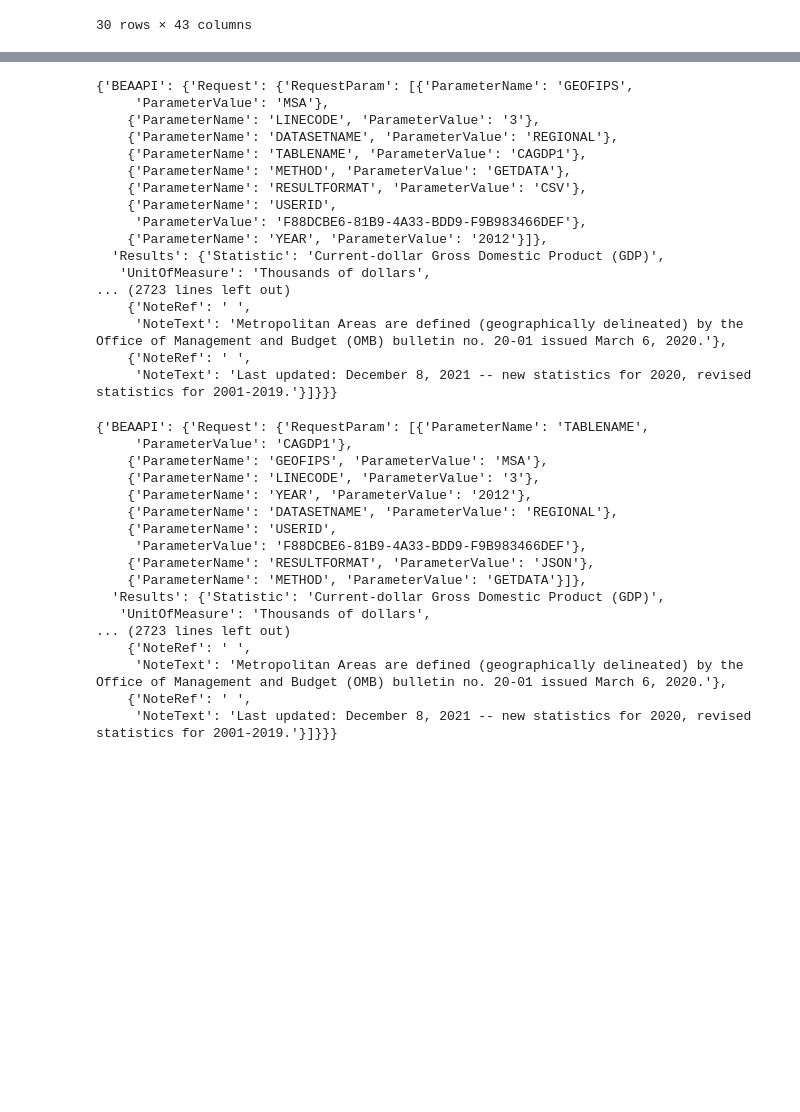
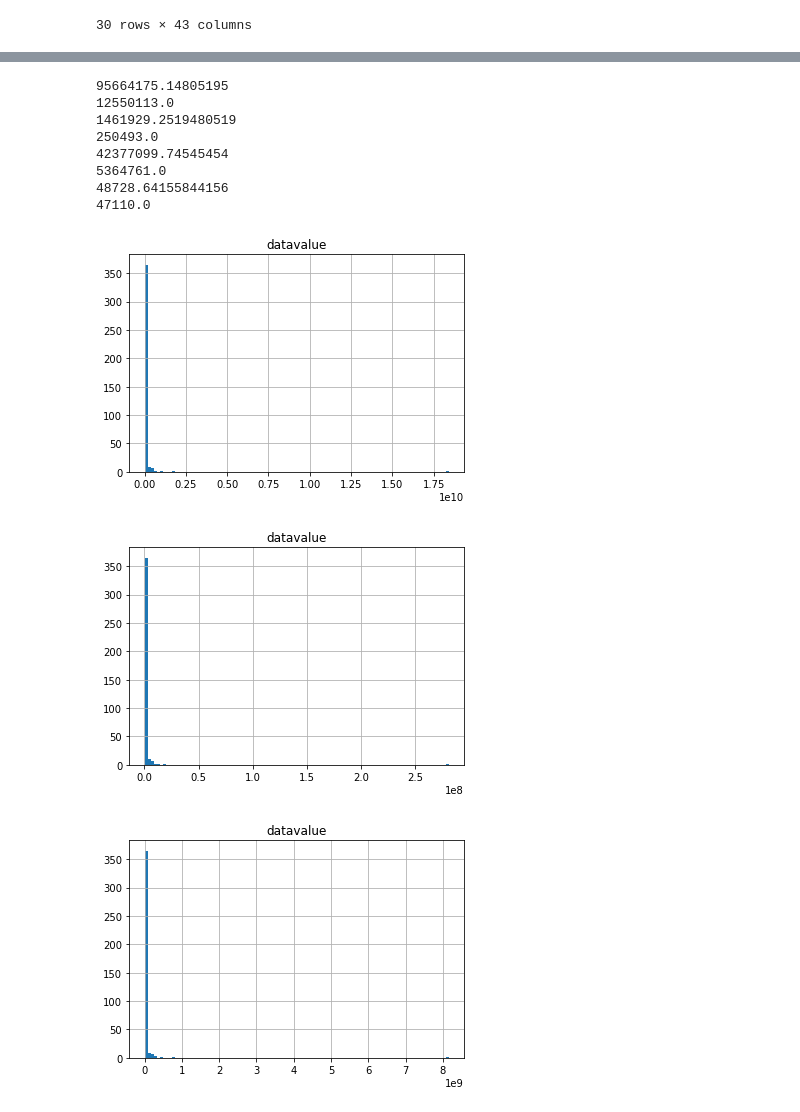
Before and after one commit to 107SBakst/107SBakst.github.io, a Jupyter notebook: Python/project_oecd4.ipynb, the cells around one changed output, grey strips where cells are left out. Cells and saved outputs as stored; diff of their text form; code cells hidden in the pictures; blank space fills up the shorter version.

Commit message:
made a for loop to automate the process

```diff
--- a/Python/project_oecd4.ipynb
+++ b/Python/project_oecd4.ipynb
@@ -177,49 +183,24 @@ df1
 385 rows × 8 columns
-# %%
-import urllib.request as request
-import json
-url = 'https://apps.bea.gov/api/data/?UserID=F88DCBE6-81B9-4A33-BDD9-F9B983466DEF&method=GetData&datasetname=Regional&TableName=CAGDP1&LineCode=3&Year=2012&GeoFips=MSA&ResultFormat=csv'
-with request.urlopen(url) as response:
-    source = response.read()
-    data1 = json.loads(source)
-d = data1
-#df = pd.read_json(source,orient='table')
-d
-# %% [output]
-{'BEAAPI': {'Request': {'RequestParam': [{'ParameterName': 'GEOFIPS',
-     'ParameterValue': 'MSA'},
-    {'ParameterName': 'LINECODE', 'ParameterValue': '3'},
-    {'ParameterName': 'DATASETNAME', 'ParameterValue': 'REGIONAL'},
-    {'ParameterName': 'TABLENAME', 'ParameterValue': 'CAGDP1'},
-    {'ParameterName': 'METHOD', 'ParameterValue': 'GETDATA'},
-    {'ParameterName': 'RESULTFORMAT', 'ParameterValue': 'CSV'},
-    {'ParameterName': 'USERID',
-     'ParameterValue': 'F88DCBE6-81B9-4A33-BDD9-F9B983466DEF'},
-    {'ParameterName': 'YEAR', 'ParameterValue': '2012'}]},
-  'Results': {'Statistic': 'Current-dollar Gross Domestic Product (GDP)',
-   'UnitOfMeasure': 'Thousands of dollars',
-... (2723 lines left out)
-    {'NoteRef': ' ',
-     'NoteText': 'Metropolitan Areas are defined (geographically delineated) by the Office of Management and Budget (OMB) bulletin no. 20-01 issued March 6, 2020.'},
-    {'NoteRef': ' ',
-     'NoteText': 'Last updated: December 8, 2021 -- new statistics for 2020, revised statistics for 2001-2019.'}]}}}
-# %%
-data1
-# %% [output]
-{'BEAAPI': {'Request': {'RequestParam': [{'ParameterName': 'TABLENAME',
-     'ParameterValue': 'CAGDP1'},
-    {'ParameterName': 'GEOFIPS', 'ParameterValue': 'MSA'},
-    {'ParameterName': 'LINECODE', 'ParameterValue': '3'},
-    {'ParameterName': 'YEAR', 'ParameterValue': '2012'},
-    {'ParameterName': 'DATASETNAME', 'ParameterValue': 'REGIONAL'},
-    {'ParameterName': 'USERID',
-     'ParameterValue': 'F88DCBE6-81B9-4A33-BDD9-F9B983466DEF'},
-    {'ParameterName': 'RESULTFORMAT', 'ParameterValue': 'JSON'},
-    {'ParameterName': 'METHOD', 'ParameterValue': 'GETDATA'}]},
-  'Results': {'Statistic': 'Current-dollar Gross Domestic Product (GDP)',
-   'UnitOfMeasure': 'Thousands of dollars',
-... (2723 lines left out)
-    {'NoteRef': ' ',
-     'NoteText': 'Metropolitan Areas are defined (geographically delineated) by the Office of Management and Budget (OMB) bulletin no. 20-01 issued March 6, 2020.'},
-    {'NoteRef': ' ',
-     'NoteText': 'Last updated: December 8, 2021 -- new statistics for 2020, revised statistics for 2001-2019.'}]}}}
+# %%
+#Automates finding simple mean and median values for each df as well as data cleaning. The for loop removes the , from the datavalue column and converts it to a float.
+for i in [df, df1, df2, df3]:
+    i.columns = i.columns.str.lower()
+    i.columns = i.columns.str.replace(' ','_')
+    i.datavalue = i.datavalue.astype('str').str.replace(",",'')
+    i.datavalue = i.datavalue.astype('float')
+    h = i
+    h.hist(column='datavalue',bins=100)
+    print(h.datavalue.mean())
+    print(h.datavalue.median())
+# %% [output]
+95664175.14805195
+12550113.0
+1461929.2519480519
+250493.0
+42377099.74545454
+5364761.0
+48728.64155844156
+47110.0
+[figure, added]
+[figure, added]
+[figure, added]
```
Also changed, not shown: parts of 2 cells of this notebook.
